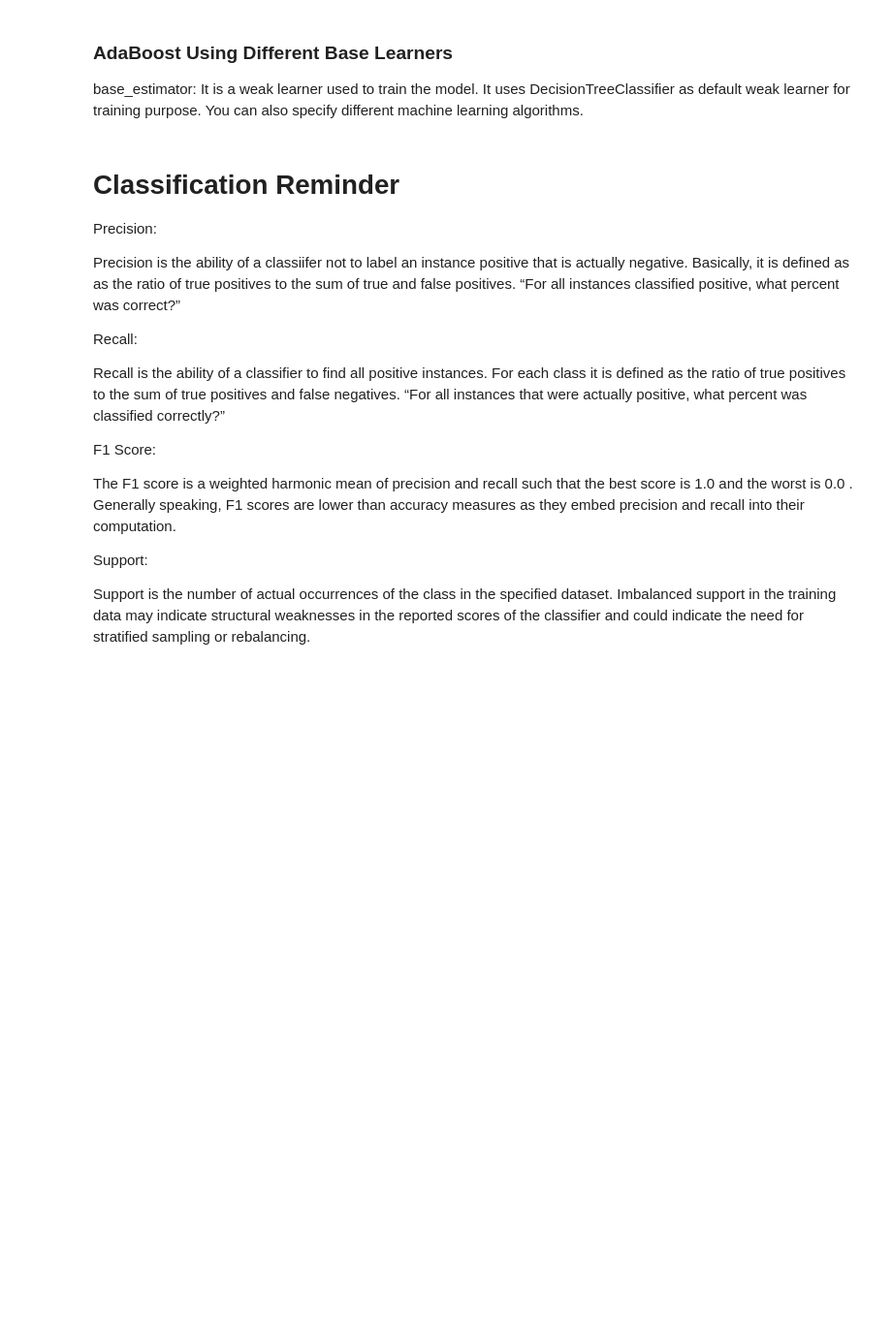
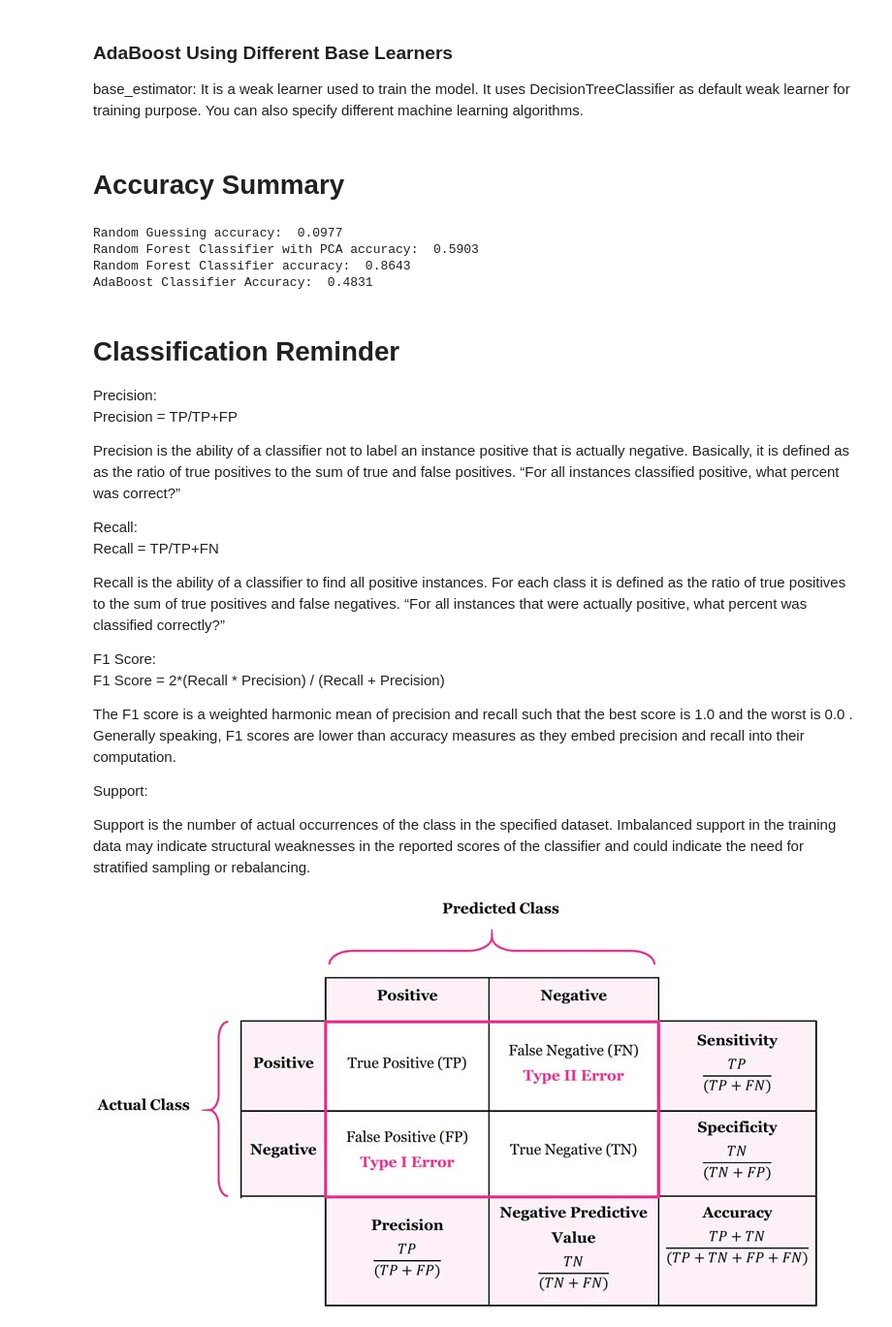
Before and after one commit to Shaked-g/Fashion-MNIST-Project, a Jupyter notebook: Fashion MNIST Project.ipynb, the cells around one changed output. Shown at 97% size. Cells and saved outputs as stored; diff of their text form; code cells hidden in the pictures; blank space fills up the shorter version.

```diff
--- a/Fashion MNIST Project.ipynb
+++ b/Fashion MNIST Project.ipynb
@@ -410,18 +406,44 @@ tree_rmse_scores = np.sqrt(-scores)
+# %% [markdown]
+# Accuracy Summary
+# %%
+print('Random Guessing accuracy: ',accuracy_score(y_test,y_predicted))
+
+print('Random Forest Classifier with PCA accuracy: ',accuracy_score(y_test,pred_with_pca))
+
+print('Random Forest Classifier accuracy: ',accuracy_score(y_test,pred))
+
+print("AdaBoost Classifier Accuracy: ",accuracy_score(y_test, y_pred_ada))
+
+#print("AdaBoost Using Different Base Learners Accuracy :",accuracy_score(y_test, y_pred_ada_svc))
+# %% [output]
+Random Guessing accuracy:  0.0977
+Random Forest Classifier with PCA accuracy:  0.5903
+Random Forest Classifier accuracy:  0.8643
+AdaBoost Classifier Accuracy:  0.4831
 # %% [markdown]
 # Classification Reminder
 
-Precision:
+Precision:<br/>
+Precision = TP/TP+FP
 
-Precision is the ability of a classiifer not to label an instance positive that is actually negative. Basically, it is defined as as the ratio of true positives to the sum of true and false positives. “For all instances classified positive, what percent was correct?”
+Precision is the ability of a classifier not to label an instance positive that is actually negative. Basically, it is defined as as the ratio of true positives to the sum of true and false positives. “For all instances classified positive, what percent was correct?”
 
-Recall:
+Recall:<br/>
+Recall = TP/TP+FN
 
 Recall is the ability of a classifier to find all positive instances. For each class it is defined as the ratio of true positives to the sum of true positives and false negatives. “For all instances that were actually positive, what percent was classified correctly?”
 
-F1 Score:
+F1 Score: <br/>
+F1 Score = 2*(Recall * Precision) / (Recall + Precision)
+
 
 The F1 score is a weighted harmonic mean of precision and recall such that the best score is 1.0 and the worst is 0.0 . Generally speaking, F1 scores are lower than accuracy measures as they embed precision and recall into their computation.
 
-Support:
+Support:<br/>
 
 Support is the number of actual occurrences of the class in the specified dataset. Imbalanced support in the training data may indicate structural weaknesses in the reported scores of the classifier and could indicate the need for stratified sampling or rebalancing.
+# %%
+from IPython.display import Image
+Image("confusionMatrxiUpdated.jpg")
+# %% [output]
+[figure, added]
```
Also changed, not shown: parts of 27 cells of this notebook, 1 other file.
